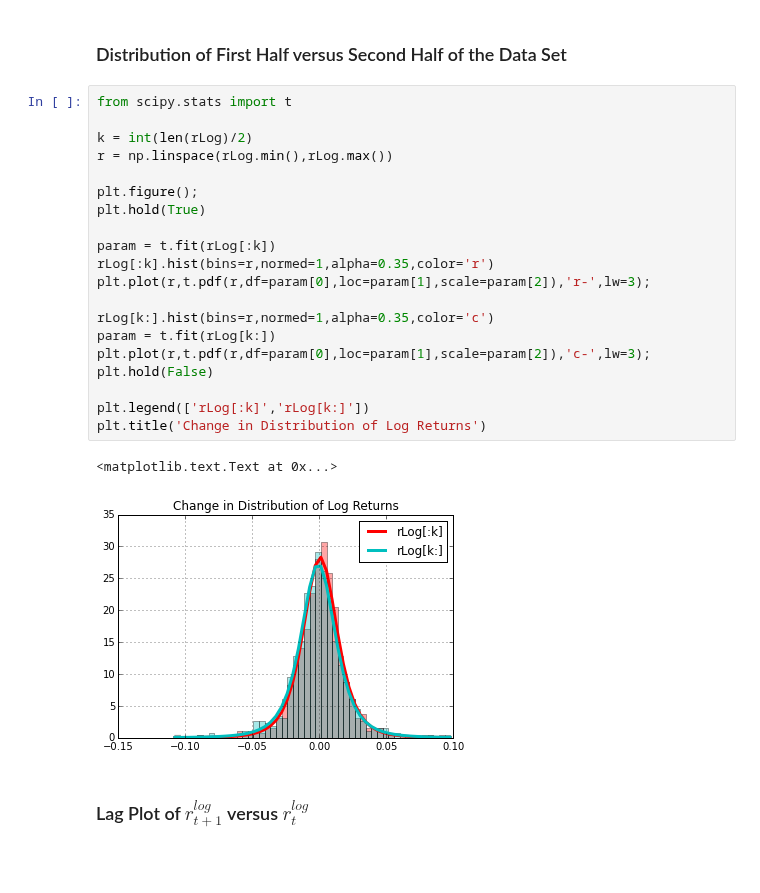
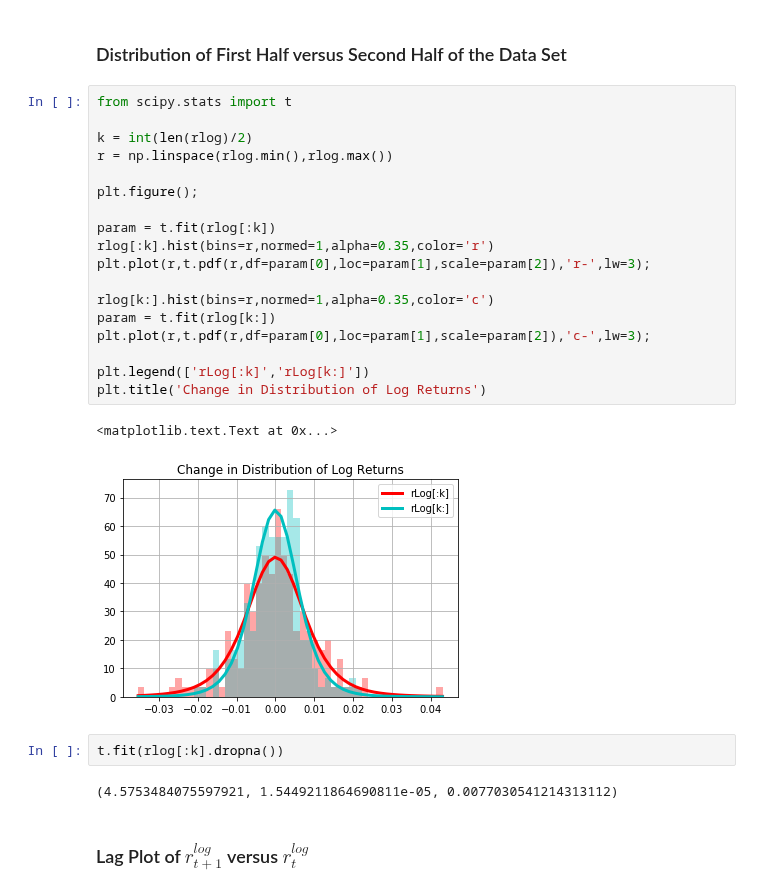
Before and after one commit to jckantor/CBE40455, a Jupyter notebook: notebooks/Stochastic Price Models.ipynb, the cells around one changed output. Saved outputs shown, nothing was run; the diff lists cells and outputs as text; blank space fills up the shorter version.

```diff
--- a/notebooks/Stochastic Price Models.ipynb
+++ b/notebooks/Stochastic Price Models.ipynb
@@ -358,26 +94,28 @@ plt.tight_layout()
 # %%
 from scipy.stats import t
 
-k = int(len(rLog)/2)
-r = np.linspace(rLog.min(),rLog.max())
+k = int(len(rlog)/2)
+r = np.linspace(rlog.min(),rlog.max())
 
 plt.figure();
-plt.hold(True)
 
-param = t.fit(rLog[:k])
-rLog[:k].hist(bins=r,normed=1,alpha=0.35,color='r')
+param = t.fit(rlog[:k])
+rlog[:k].hist(bins=r,normed=1,alpha=0.35,color='r')
 plt.plot(r,t.pdf(r,df=param[0],loc=param[1],scale=param[2]),'r-',lw=3);
 
-rLog[k:].hist(bins=r,normed=1,alpha=0.35,color='c')
-param = t.fit(rLog[k:])
+rlog[k:].hist(bins=r,normed=1,alpha=0.35,color='c')
+param = t.fit(rlog[k:])
 plt.plot(r,t.pdf(r,df=param[0],loc=param[1],scale=param[2]),'c-',lw=3);
-plt.hold(False)
 
 plt.legend(['rLog[:k]','rLog[k:]'])
 plt.title('Change in Distribution of Log Returns')
 # %% [output]
 <matplotlib.text.Text at 0x...>
-[figure, old version]
+[figure, new version]
+# %%
+t.fit(rlog[:k].dropna())
+# %% [output]
+(4.5753484075597921, 1.5449211864690811e-05, 0.0077030541214313112)
 # %% [markdown]
 ### Lag Plot of $r^{log}_{t+1}$ versus $r^{log}_t$
 # %%
```
Also changed, not shown: parts of 49 cells of this notebook, 1 other file.
